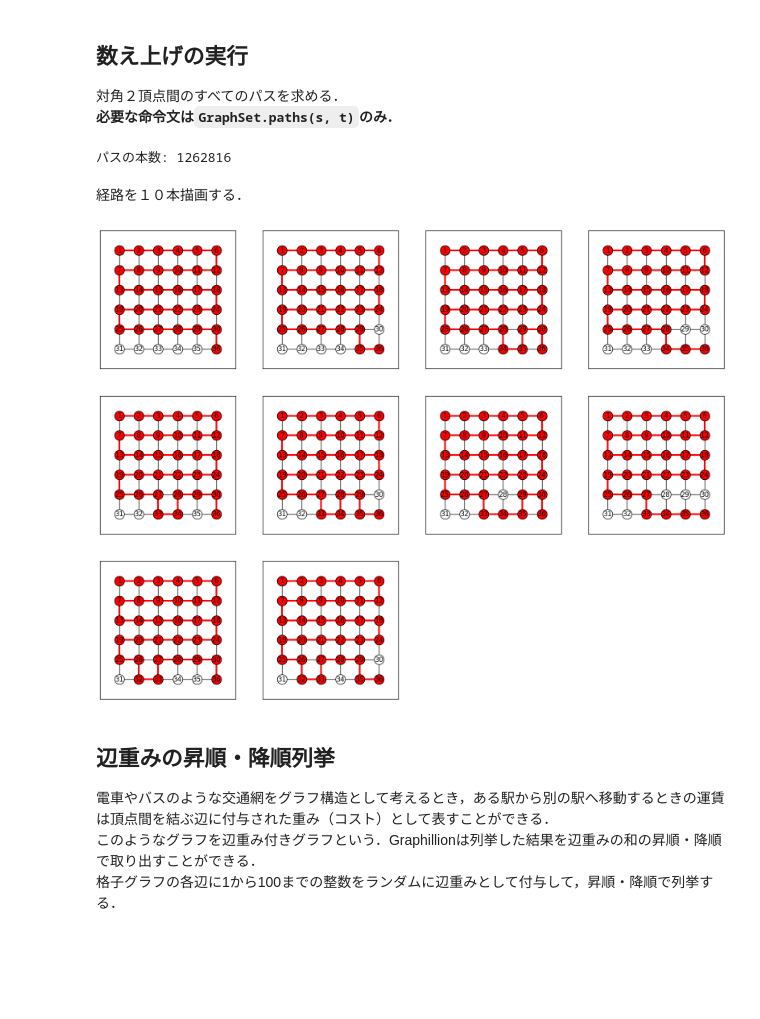
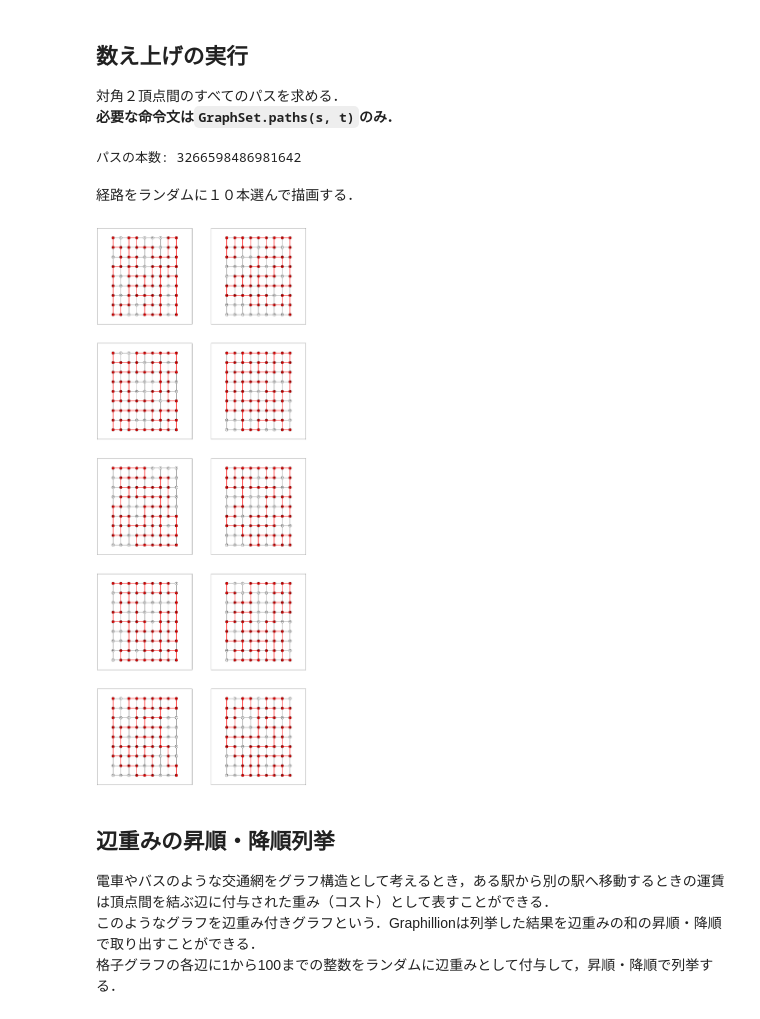
Before and after one commit to N0nki/OC2017_demo, a Jupyter notebook: graphillion_demo.ipynb, the cells around one changed output. Drawn from its saved outputs; the diff is of its cells as text; code cells hidden in the pictures; blank space fills up the shorter version.

Commit message:
modify girid graph drawing figuresize

```diff
--- a/graphillion_demo.ipynb
+++ b/graphillion_demo.ipynb
@@ -90,7 +90,7 @@ mpl.rcParams['font.family'] = 'Source Han Code JP'
 # %% [markdown]
 格子グラフの規模とスタート・ゴールの設定
 # %%
-m, n = 5, 5 # 格子グラフの規模　m×nの格子グラフを表す
+m, n = 8, 8 # 格子グラフの規模　m×nの格子グラフを表す
 s, t = 1, (m+1)*(n+1) # スタート，ゴール
 # %% [markdown]
 格子グラフをGraphillionに読み込ませる．
@@ -118,19 +118,25 @@ if m > 7 and n > 7:
 else:
     print(len(paths))
 # %% [output]
-パスの本数: 1262816
+パスの本数: 3266598486981642
-# %% [markdown]
-経路を１０本描画する．
+# %% [markdown]
+経路をランダムに１０本選んで描画する．
 # %%
-plt.figure(figsize=(m+15, n+10))
-for i,path in enumerate(paths):
-    plt.subplot(3, 4, 1+i)
+if m > 7 and n > 7:
+    plt.figure(figsize=(m+m*2, n+n*2+40))
+else:
+    plt.figure(figsize=(m+15, n+10))
+for i,path in enumerate(paths.rand_iter()):
+    if m > 7 and n > 7:
+        plt.subplot(5, 2, 1+i)
+    else:
+        plt.subplot(3, 4, 1+i)
     G.draw(subgraph=path)
     plt.xticks([])
     plt.yticks([])
     if i == 9: break
 # %% [output]
-[figure, old version]
+[figure, new version]
 # %% [markdown]
 ## 辺重みの昇順・降順列挙
 
```
Also changed, not shown: parts of 4 cells of this notebook.
